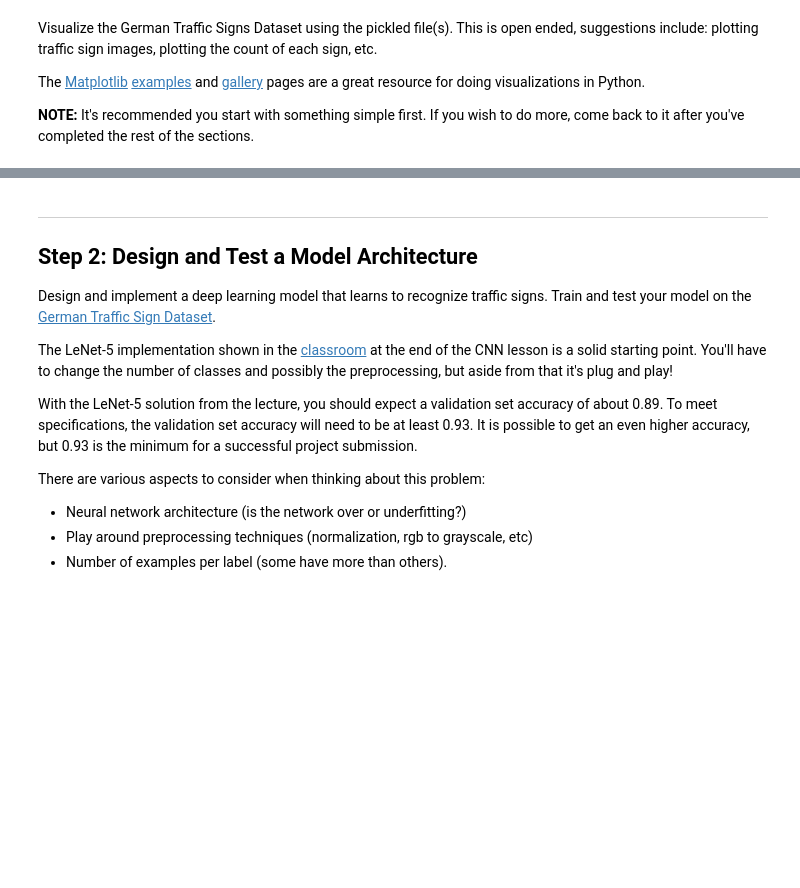
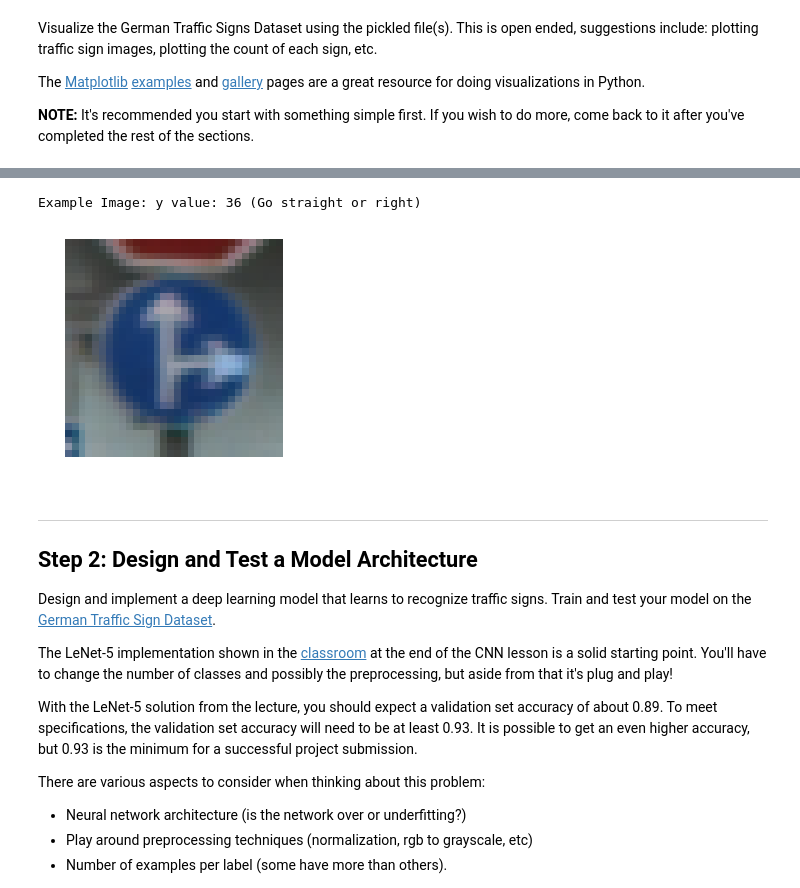
Before and after one commit to vinaykumarhs2020/CarND-Traffic-Sign-Classifier-Project, a Jupyter notebook: Traffic_Sign_Classifier.ipynb, the cells around one changed output, grey strips where cells are left out. Cells and saved outputs as stored; diff of their text form; code cells hidden in the pictures; blank space fills up the shorter version.

```diff
--- a/Traffic_Sign_Classifier.ipynb
+++ b/Traffic_Sign_Classifier.ipynb
@@ -106,3 +116,12 @@ test
+# %%
+# Visualize some images
+image_disp = X_train[1100]
+plt.axis('off')
+plt.imshow(image_disp)
+print('Example Image: y value: {} ({})'.format(y_train[1100],csvlabels[y_train[1100]] ))
+# %% [output]
+Example Image: y value: 36 (Go straight or right)
+[figure, added]
 # %% [markdown]
 ----
 
```
Also changed, not shown: parts of 13 cells of this notebook.
